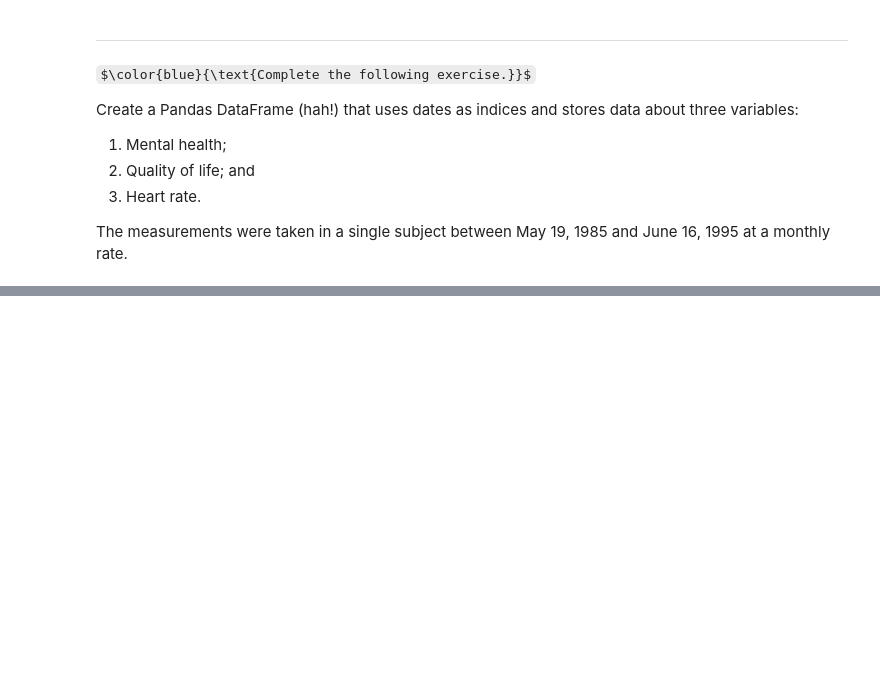
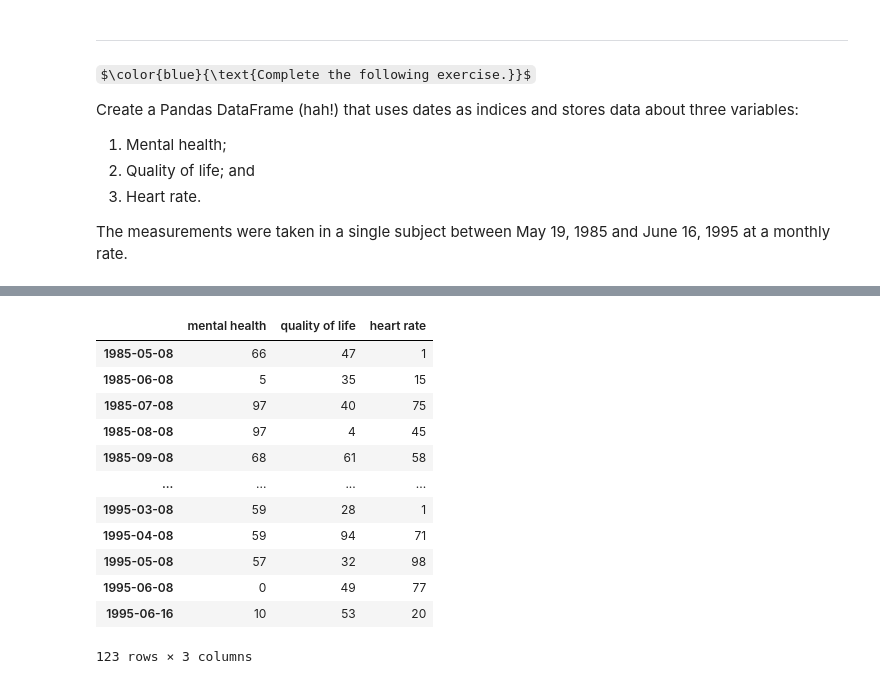
Before and after one commit to mrfrmtz/FDSPython, a Jupyter notebook: tutorial020-Pandas-Advanced-TimeSeries.ipynb, the cells around one changed output, grey strips where cells are left out. Drawn from its saved outputs; the diff is of its cells as text; code cells hidden in the pictures; some formulas as TeX source; blank space fills up the shorter version.

```diff
--- a/tutorial020-Pandas-Advanced-TimeSeries.ipynb
+++ b/tutorial020-Pandas-Advanced-TimeSeries.ipynb
@@ -491,0 +512,19 @@ dates
+# %%
+df = pd.DataFrame(np.random.randint(low=0, high=100, size = ((np.squeeze(dates.shape), 3))),
+                  index=dates,
+                  columns=["mental health", "quality of life", "heart rate"])
+df
+# %% [output]
+|  | mental health | quality of life | heart rate |
+| 1985-05-08 | 66 | 47 | 1 |
+| 1985-06-08 | 5 | 35 | 15 |
+| 1985-07-08 | 97 | 40 | 75 |
+| 1985-08-08 | 97 | 4 | 45 |
+| 1985-09-08 | 68 | 61 | 58 |
+| ... | ... | ... | ... |
+| 1995-03-08 | 59 | 28 | 1 |
+| 1995-04-08 | 59 | 94 | 71 |
+| 1995-05-08 | 57 | 32 | 98 |
+| 1995-06-08 | 0 | 49 | 77 |
+| 1995-06-16 | 10 | 53 | 20 |
+123 rows × 3 columns
```
Also changed, not shown: parts of 10 cells of this notebook.
